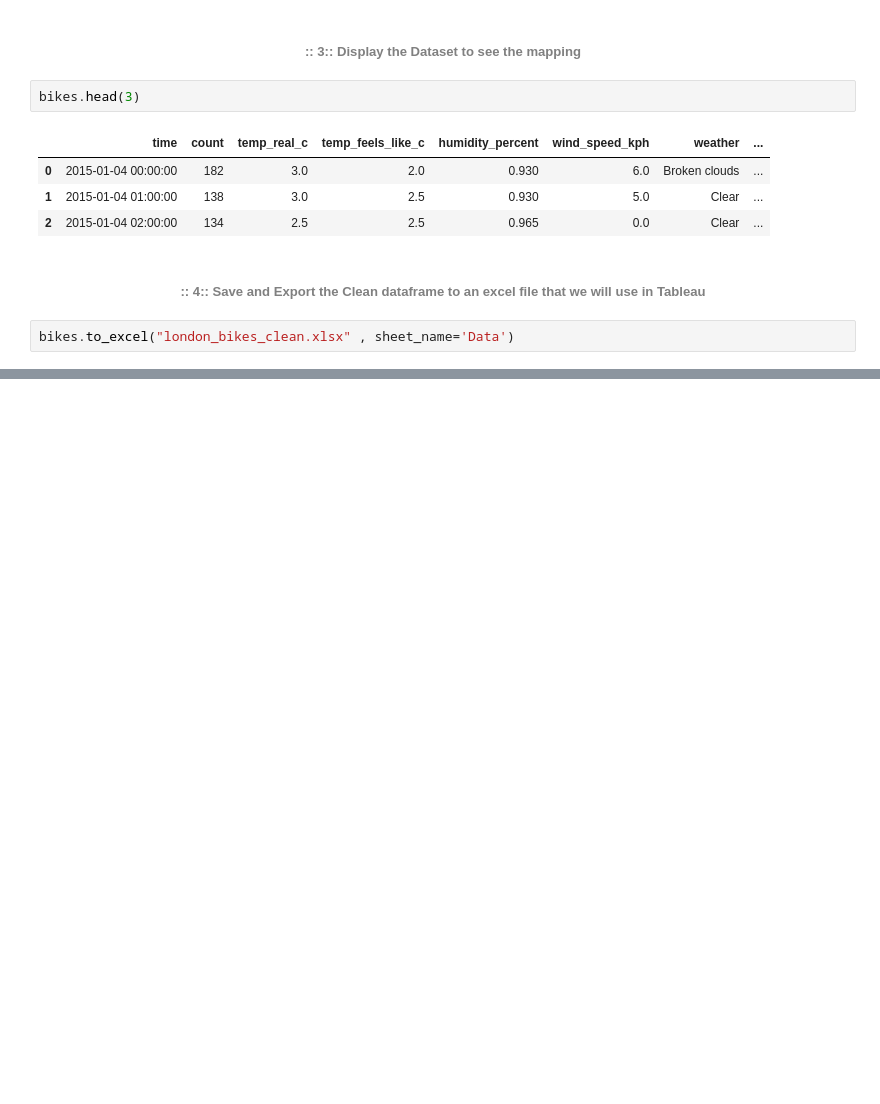
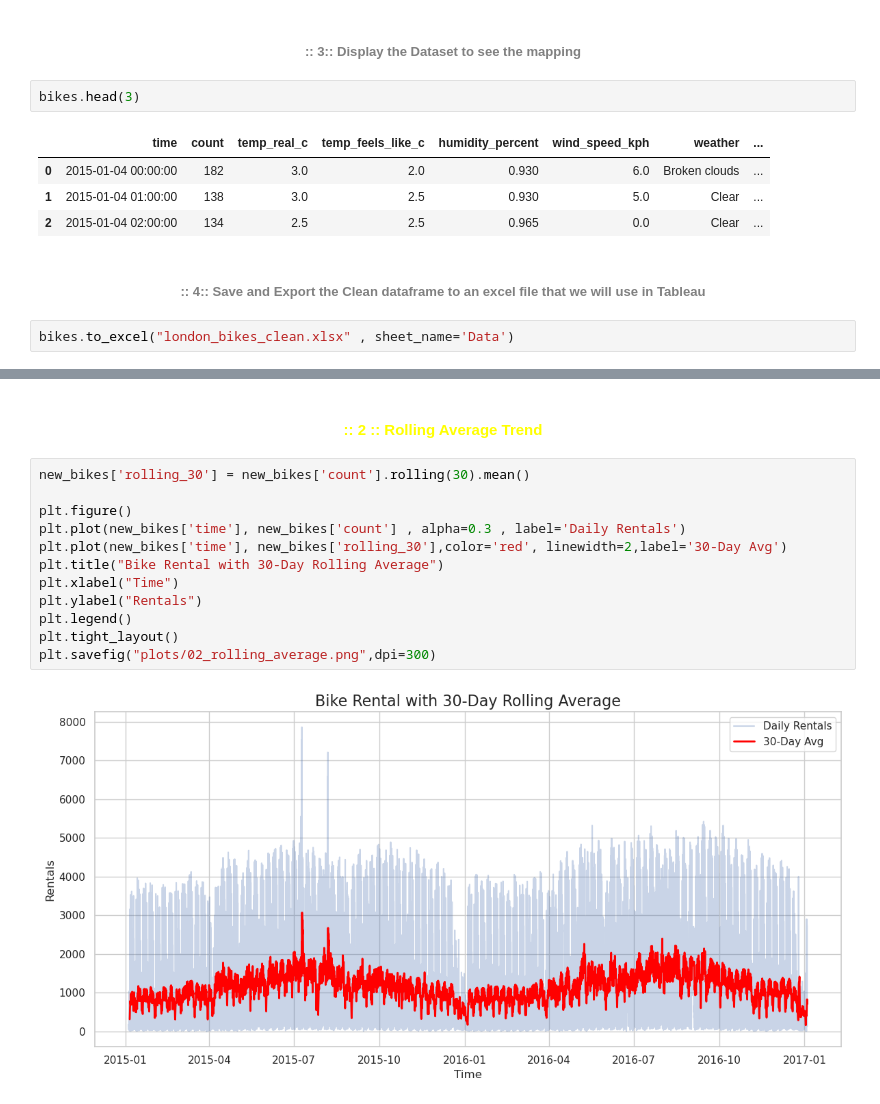
Before and after one commit to MAHMOUD-SHAHBA/London-Bike-Analysis, a Jupyter notebook: London Bike Analysis.ipynb, the cells around one changed output, grey strips where cells are left out. Drawn from its saved outputs; the diff is of its cells as text; blank space fills up the shorter version.

Commit message:
upto Rolling average Trend

```diff
--- a/London Bike Analysis.ipynb
+++ b/London Bike Analysis.ipynb
@@ -219,0 +275,18 @@ bikes.to_excel("london_bikes_clean.xlsx" , sheet_name='Data')
+# %% [markdown]
+<h4 align="center" style="color:yellow;">
+  :: 2 :: Rolling Average Trend
+</h4>
+# %%
+new_bikes['rolling_30'] = new_bikes['count'].rolling(30).mean()
+
+plt.figure()
+plt.plot(new_bikes['time'], new_bikes['count'] , alpha=0.3 , label='Daily Rentals')
+plt.plot(new_bikes['time'], new_bikes['rolling_30'],color='red', linewidth=2,label='30-Day Avg')
+plt.title("Bike Rental with 30-Day Rolling Average")
+plt.xlabel("Time")
+plt.ylabel("Rentals")
+plt.legend()
+plt.tight_layout()
+plt.savefig("plots/02_rolling_average.png",dpi=300)
+# %% [output]
+[figure, added]
```
Also changed, not shown: parts of 9 cells of this notebook, 3 other files.
